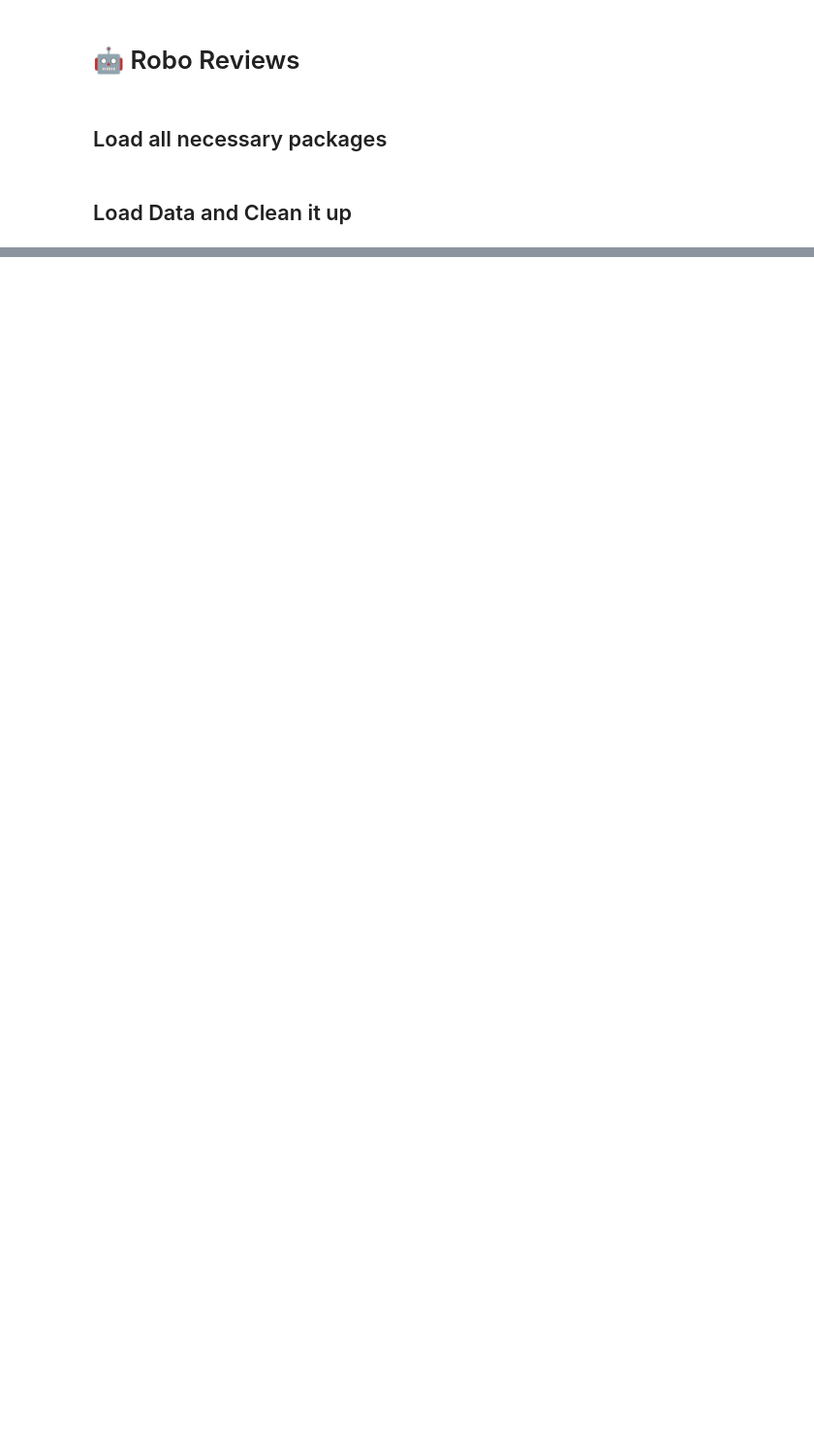
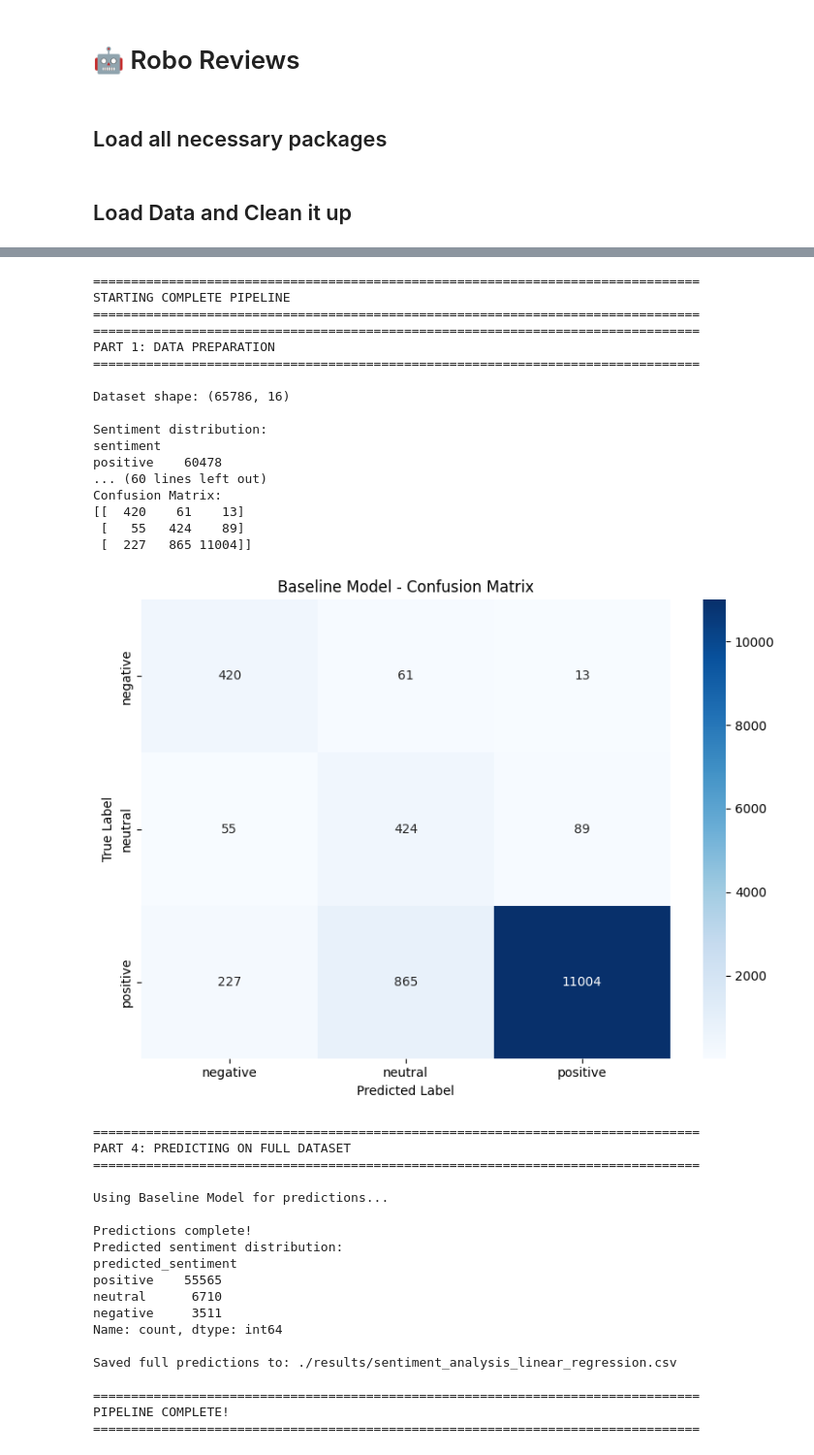
Before and after one commit to moviandev/robo-review, a Jupyter notebook: main.ipynb, the cells around one changed output, grey strips where cells are left out. Shown: that part at 97% size. Cells and saved outputs as stored; diff of their text form; code cells hidden in the pictures; blank space fills up the shorter version.

Commit message:
adjust data cleaner

```diff
--- a/main.ipynb
+++ b/main.ipynb
@@ -35,0 +41,40 @@ Final merged dataset has 65786 rows.
+# %%
+df_classified = run_complete_pipeline(df, './results')
+# %% [output]
+================================================================================
+STARTING COMPLETE PIPELINE
+================================================================================
+================================================================================
+PART 1: DATA PREPARATION
+================================================================================
+
+Dataset shape: (65786, 16)
+
+Sentiment distribution:
+sentiment
+positive    60478
+... (60 lines left out)
+Confusion Matrix:
+[[  420    61    13]
+ [   55   424    89]
+ [  227   865 11004]]
+[figure, added]
+================================================================================
+PART 4: PREDICTING ON FULL DATASET
+================================================================================
+
+Using Baseline Model for predictions...
+
+Predictions complete!
+Predicted sentiment distribution:
+predicted_sentiment
+positive    55565
+neutral      6710
+negative     3511
+Name: count, dtype: int64
+
+Saved full predictions to: ./results/sentiment_analysis_linear_regression.csv
+
+================================================================================
+PIPELINE COMPLETE!
+================================================================================
```
Also changed, not shown: parts of 6 cells of this notebook, 7 other files.
